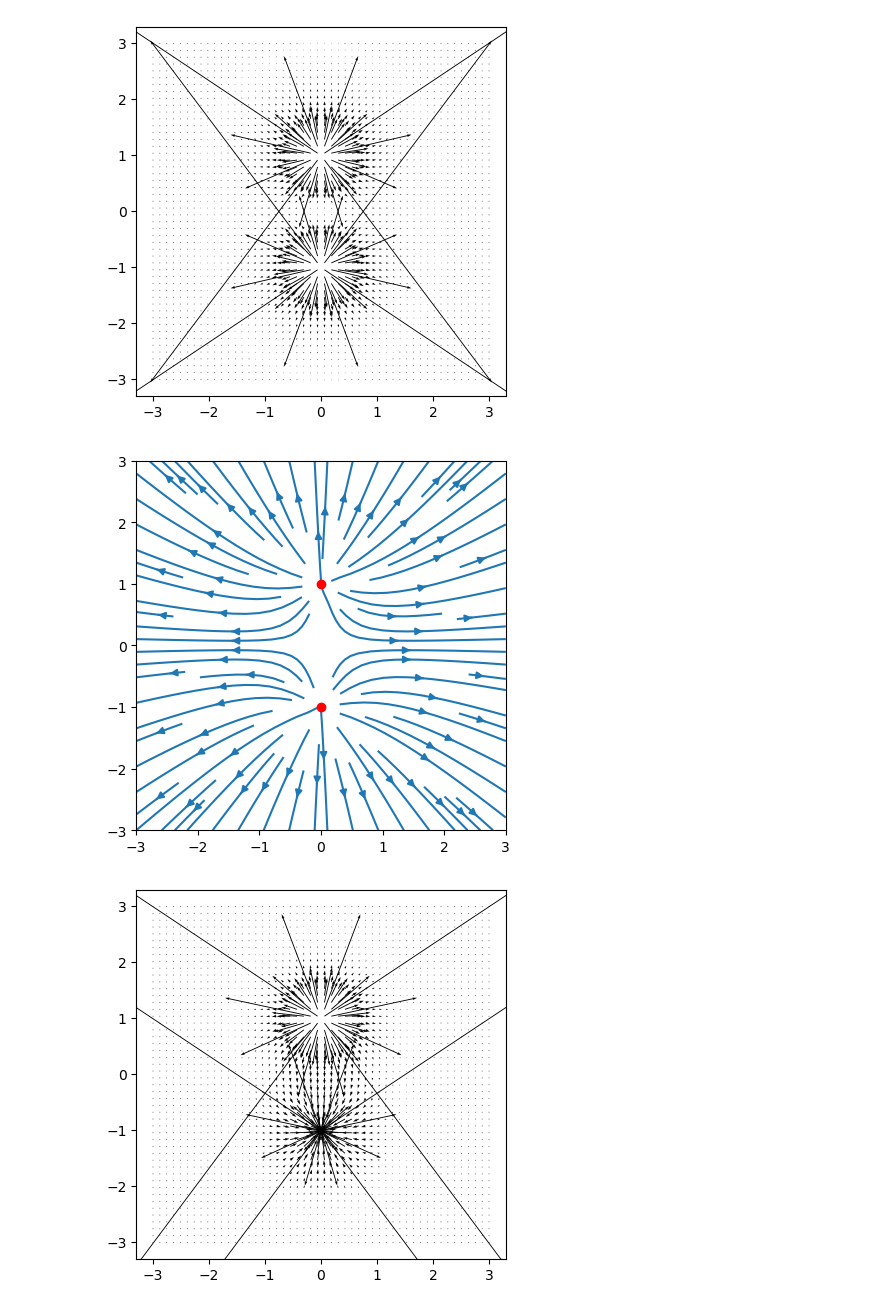
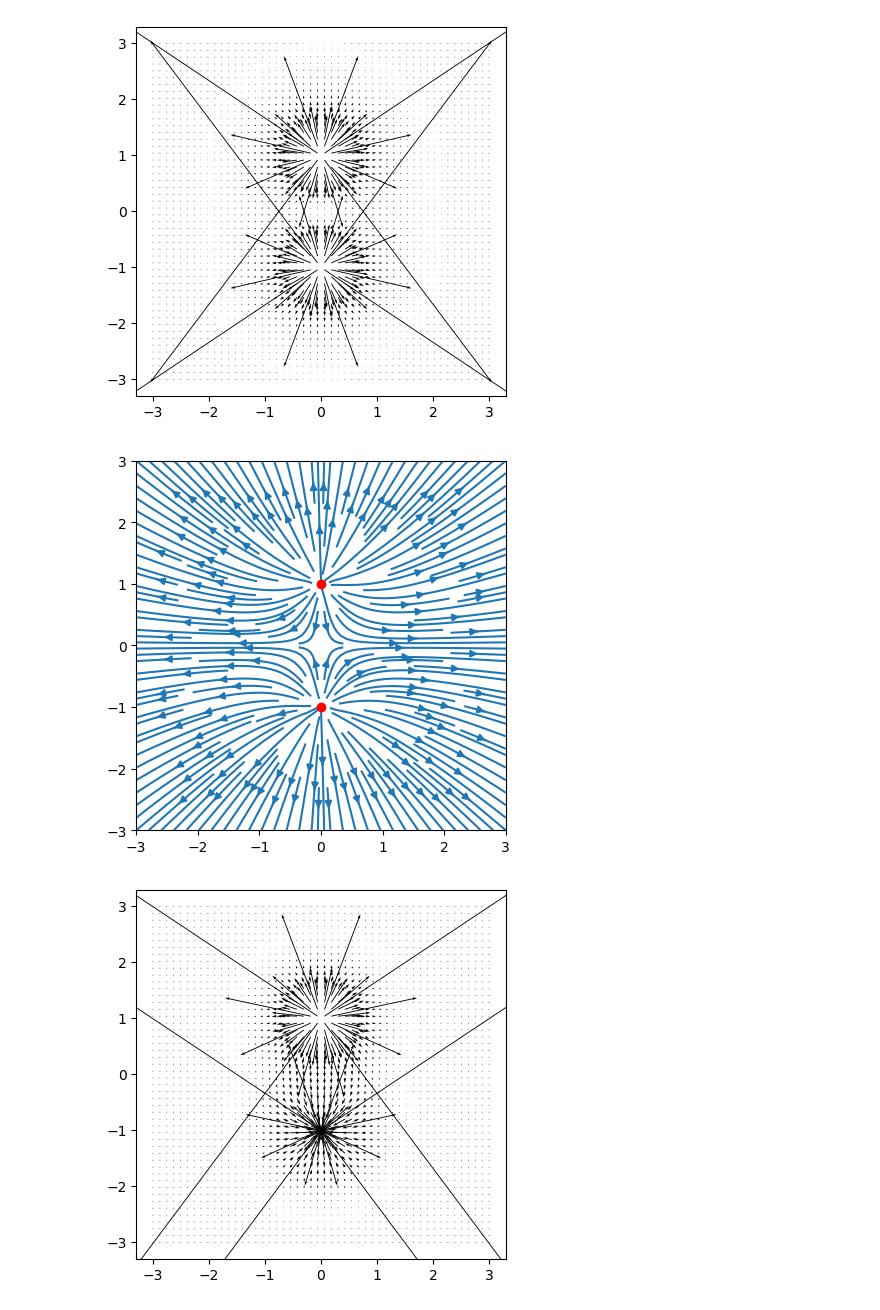
Before and after one commit to richmf/Electromagnetismo, a Jupyter notebook: Cargas.ipynb, the cells around one changed output. Cells and saved outputs as stored; diff of their text form; code cells hidden in the pictures.

```diff
--- a/Cargas.ipynb
+++ b/Cargas.ipynb
@@ -4,7 +4,7 @@ from numpy import linalg as LA
 import matplotlib.pyplot as plt
 # %%
 def E_q(r,r_q,q):
-    d32 = ((XX-r_q[0])**2 + (YY-r_q[1])**2)**1.5
+    d32 = ((r[0]-r_q[0])**2 + (r[1]-r_q[1])**2)**1.5
     return (q*(r[0]-r_q[0]))/d32 , (q*(r[1]-r_q[1]))/d32
 
 def E_tot(r,r_qs,qs):
@@ -44,13 +44,13 @@ plt.show()
 # %% [output]
 [figure]
 # %%
-plt.streamplot(XX,YY,Ex,Ey)
+plt.streamplot(XX,YY,Ex,Ey,density=2)
 for i in range(len(r_qs)):
     plt.plot(r_qs[i][0],r_qs[i][1],'ro')
 plt.gca().set_aspect('equal')
 plt.show()
 # %% [output]
-[figure, old version]
+[figure, new version]
 # %%
 qs = [1,-1]
 r_qs = [[0,1],[0,-1]]
```
Also changed, not shown: parts of 3 cells of this notebook.
